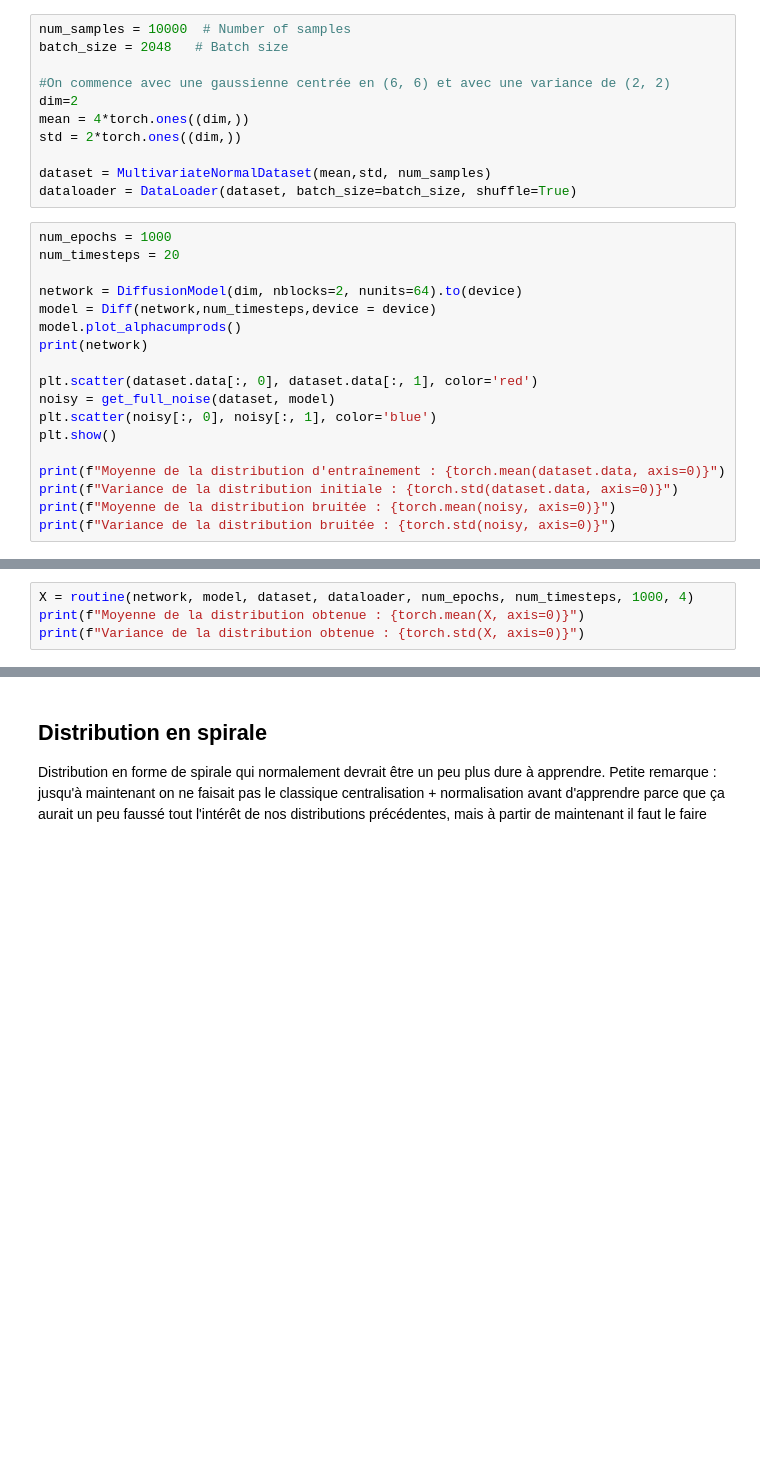
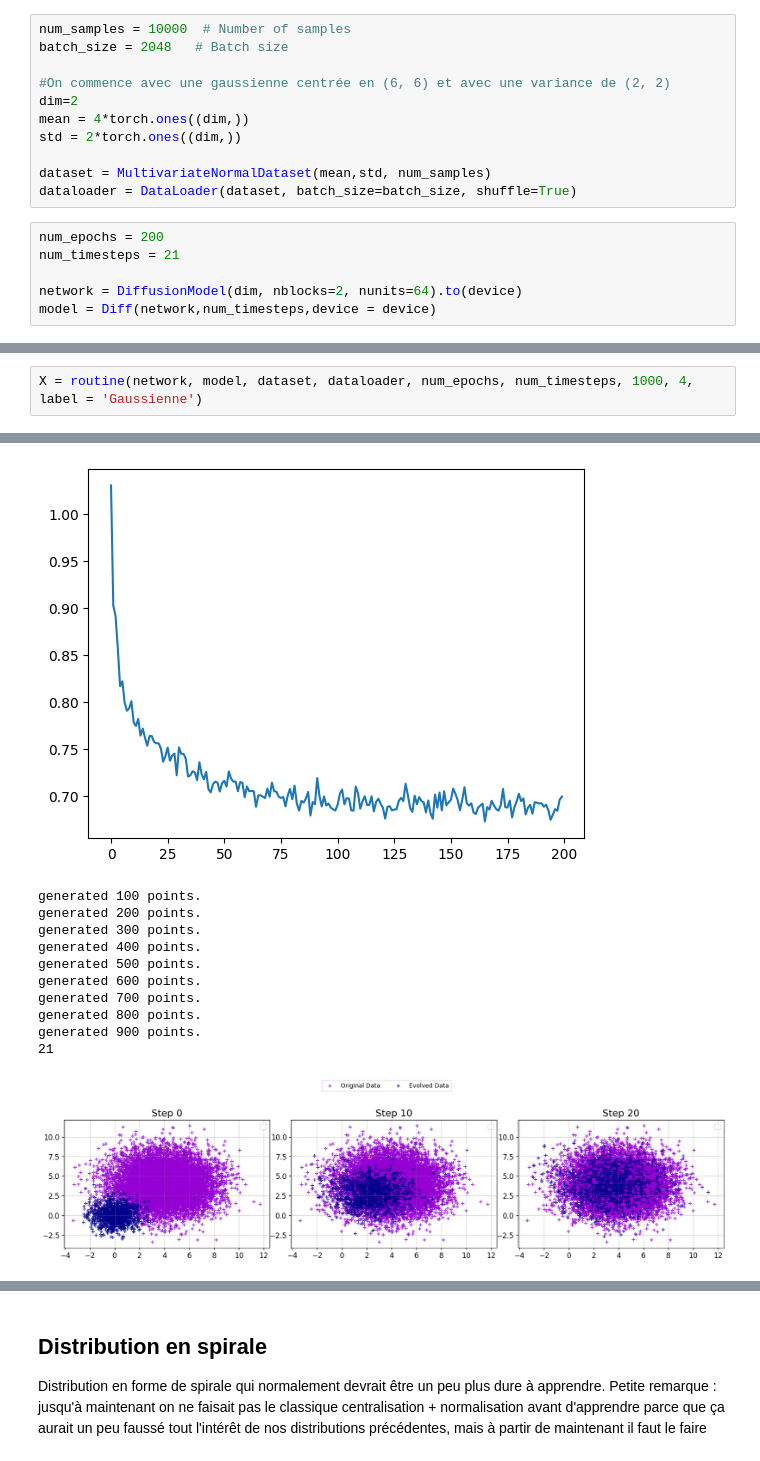
Before and after one commit to crdevio/DiffusionModel, a Jupyter notebook: basic_diffusion.ipynb, the cells around one changed output, grey strips where cells are left out. Saved outputs shown, nothing was run; the diff lists cells and outputs as text; blank space fills up the shorter version.

```diff
--- a/basic_diffusion.ipynb
+++ b/basic_diffusion.ipynb
@@ -247,20 +301,8 @@ std = 2*torch.ones((dim,))
 dataset = MultivariateNormalDataset(mean,std, num_samples)
 dataloader = DataLoader(dataset, batch_size=batch_size, shuffle=True)
 # %%
-num_epochs = 1000
-num_timesteps = 20
+num_epochs = 200
+num_timesteps = 21
 
 network = DiffusionModel(dim, nblocks=2, nunits=64).to(device)
 model = Diff(network,num_timesteps,device = device)
-model.plot_alphacumprods()
-print(network)
-
-plt.scatter(dataset.data[:, 0], dataset.data[:, 1], color='red')
-noisy = get_full_noise(dataset, model)
-plt.scatter(noisy[:, 0], noisy[:, 1], color='blue')
-plt.show()
-
-print(f"Moyenne de la distribution d'entraînement : {torch.mean(dataset.data, axis=0)}")
-print(f"Variance de la distribution initiale : {torch.std(dataset.data, axis=0)}")
-print(f"Moyenne de la distribution bruitée : {torch.mean(noisy, axis=0)}")
-print(f"Variance de la distribution bruitée : {torch.std(noisy, axis=0)}")
@@ -283,5 +309,3 @@ Variance de la distribution bruitée : tensor([1.0075, 1.0143])
 # %%
-X = routine(network, model, dataset, dataloader, num_epochs, num_timesteps, 1000, 4)
-print(f"Moyenne de la distribution obtenue : {torch.mean(X, axis=0)}")
-print(f"Variance de la distribution obtenue : {torch.std(X, axis=0)}")
+X = routine(network, model, dataset, dataloader, num_epochs, num_timesteps, 1000, 4, label = 'Gaussienne')
 # %% [output]
@@ -288,0 +331,12 @@ NameError: name 'num_epoch' is not defined
+[figure, added]
+generated 100 points.
+generated 200 points.
+generated 300 points.
+generated 400 points.
+generated 500 points.
+generated 600 points.
+generated 700 points.
+generated 800 points.
+generated 900 points.
+21
+[figure, added]
```
Also changed, not shown: parts of 20 cells of this notebook.
